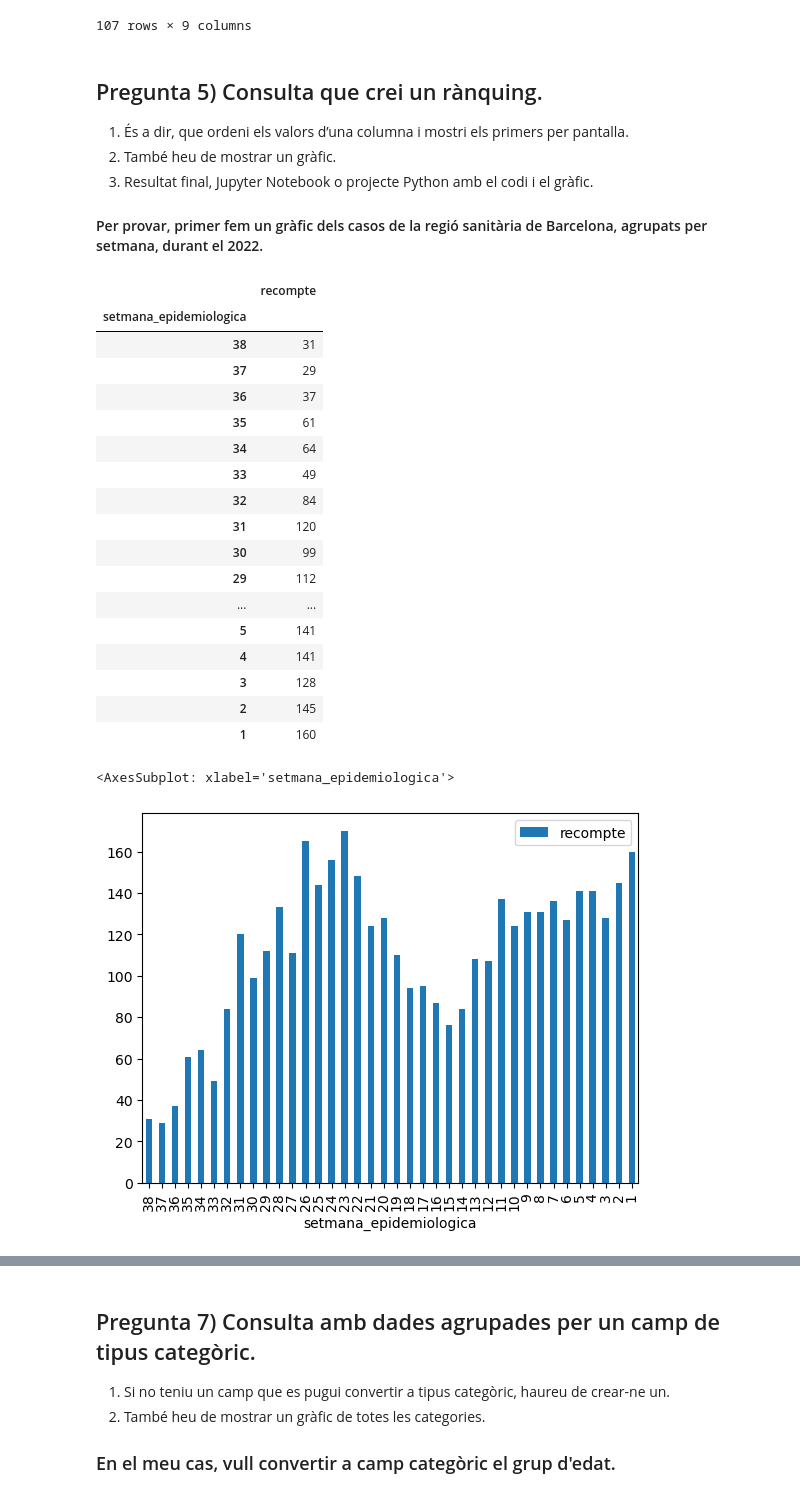
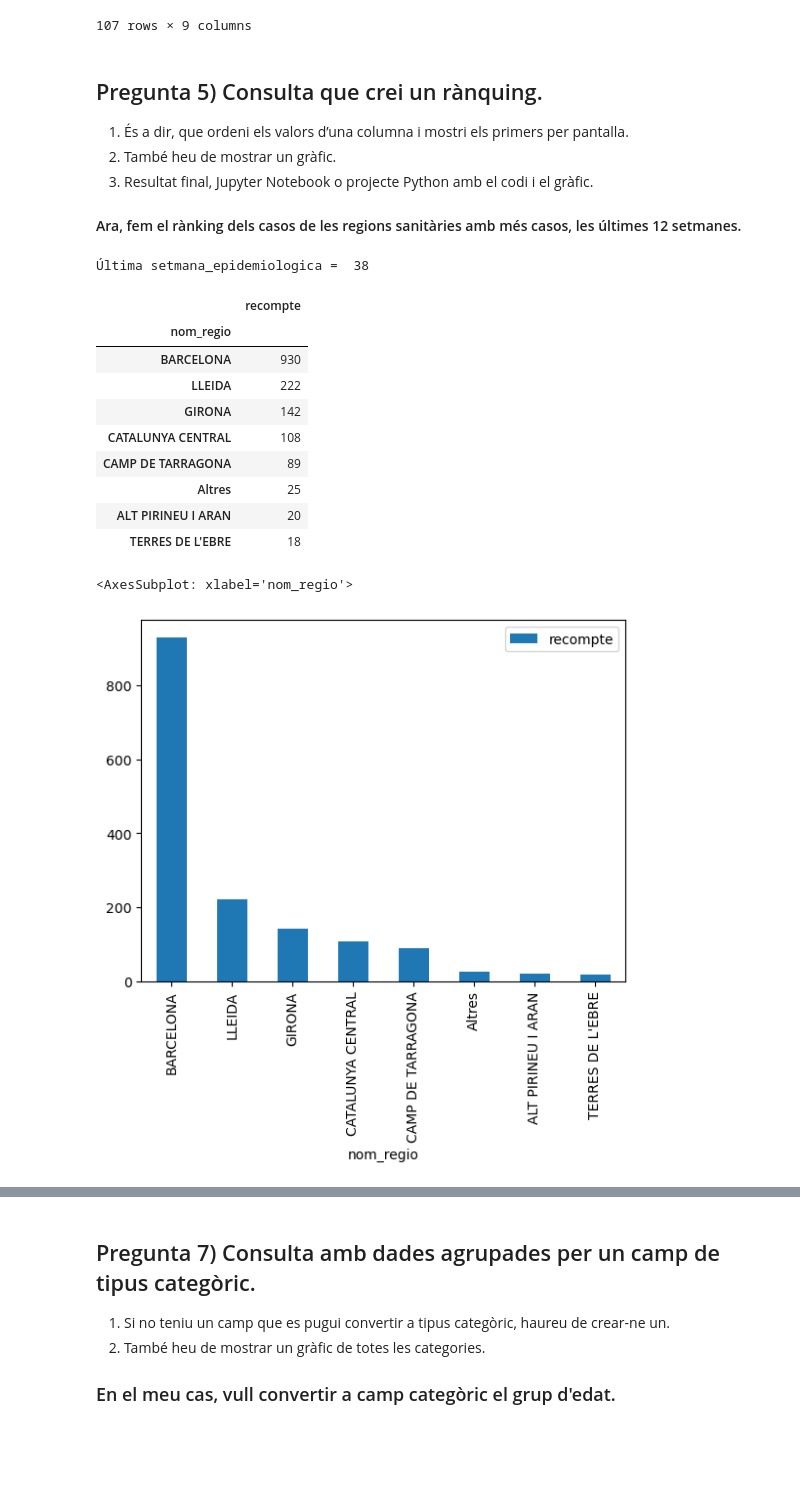
Before and after one commit to miquelamorosaldev/dawbio2-m14-bioinformatica-curs2022-2023-uf1-uf2, a Jupyter notebook: A026_PracticaExemple_Covid19Variants/exemplept1-profes.ipynb, the cells around one changed output, grey strips where cells are left out. Drawn from its saved outputs; the diff is of its cells as text; code cells hidden in the pictures; blank space fills up the shorter version.

```diff
--- a/A026_PracticaExemple_Covid19Variants/exemplept1-profes.ipynb
+++ b/A026_PracticaExemple_Covid19Variants/exemplept1-profes.ipynb
@@ -227,40 +244,41 @@ display(df_q4)
 2. També heu de mostrar un gràfic.
 3. Resultat final, Jupyter Notebook o projecte Python amb el codi i el gràfic.
 
-#### Per provar, primer fem un gràfic dels casos de la regió sanitària de Barcelona, agrupats per setmana, durant el 2022.
+#### Ara, fem el rànking dels casos de les regions sanitàries amb més casos, les últimes 12 setmanes.
 # %%
 df_q5: pd.DataFrame = copy.deepcopy(df_seqvariants_covid)
 
-mask_question5 = (df_q5['nom_regio'] == 'BARCELONA')
-df_q5 = df_q5.loc[mask_question5]
+# seleccionem les últimes 12 setmanes.
+ult_setm_epi: int = df_q5['setmana_epidemiologica'].max()
 
-df_q5.drop(columns=['nom_regio','nom_ambit'],inplace=True)
+print("Última setmana_epidemiologica = ",ult_setm_epi)
 
-# Per a fer el gràfic, necessitarem només les columnes de:
-# df_q5_plot = pd.DataFrame = df_q5.loc[:, ["data_inici", "recompte"]].groupby("data_inici").count().sort_values(by='data_inici', ascending=False)
-df_q5_plot = pd.DataFrame = df_q5.loc[:, ["setmana_epidemiologica", "recompte"]].groupby("setmana_epidemiologica").count().sort_values(by='setmana_epidemiologica', ascending=False)
+mask_12ultimes_setmanes = (df_q5['setmana_epidemiologica'] >= ult_setm_epi - 11)
+df_q5 = df_q5.loc[mask_12ultimes_setmanes]
+
+# queda millor altres que no disponible.
+df_q5["nom_regio"] = df_q5["nom_regio"].replace(["No disponible"],"Altres")
+
+# agrupar per nom de regió
+df_q5_plot = pd.DataFrame = df_q5.loc[:, ["nom_regio", "recompte"]] \
+.groupby("nom_regio") \
+.count() \
+.sort_values(by="recompte", ascending=False)
 
 display(df_q5_plot)
 
 df_q5_plot.plot(kind="bar")
 # %% [output]
+Última setmana_epidemiologica =  38
 |  | recompte |
-| setmana_epidemiologica |  |
-| 38 | 31 |
-| 37 | 29 |
-| 36 | 37 |
-| 35 | 61 |
-| 34 | 64 |
-| 33 | 49 |
-| 32 | 84 |
-| 31 | 120 |
-| 30 | 99 |
-| 29 | 112 |
-| ... | ... |
-| 5 | 141 |
-| 4 | 141 |
-| 3 | 128 |
-| 2 | 145 |
-| 1 | 160 |
+| nom_regio |  |
+| BARCELONA | 930 |
+| LLEIDA | 222 |
+| GIRONA | 142 |
+| CATALUNYA CENTRAL | 108 |
+| CAMP DE TARRAGONA | 89 |
+| Altres | 25 |
+| ALT PIRINEU I ARAN | 20 |
+| TERRES DE L'EBRE | 18 |
-<AxesSubplot: xlabel='setmana_epidemiologica'>
+<AxesSubplot: xlabel='nom_regio'>
-[figure, old version]
+[figure, new version]
```
Also changed, not shown: parts of 19 cells of this notebook.
